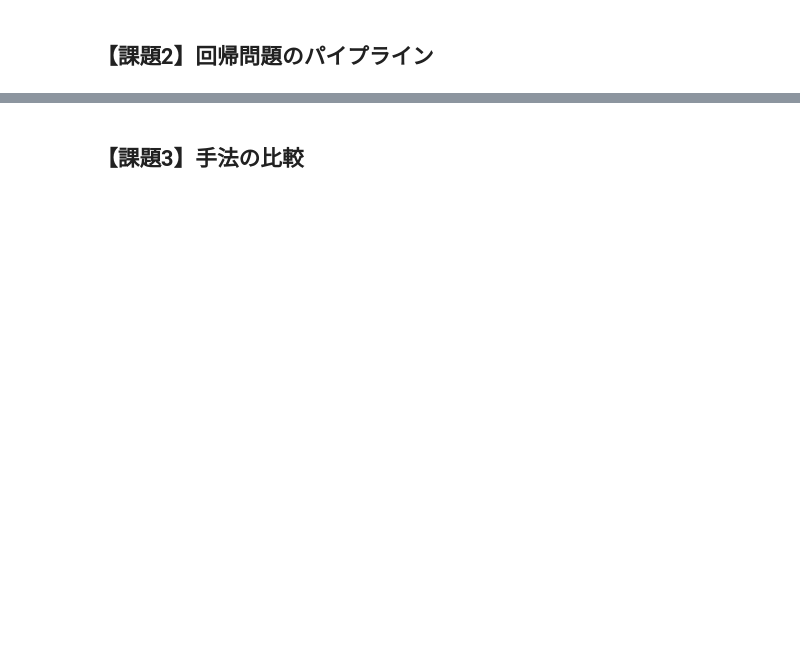
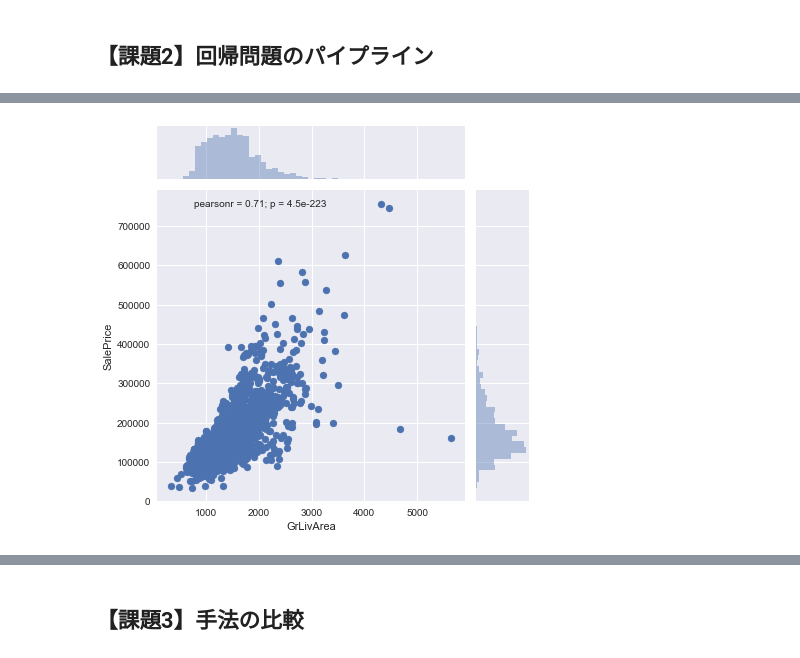
Before and after one commit to norotime/diveintocode-ml, a Jupyter notebook: week4/week4-work2.ipynb, the cells around one changed output, grey strips where cells are left out. Drawn from its saved outputs; the diff is of its cells as text; code cells hidden in the pictures; blank space fills up the shorter version.

```diff
--- a/week4/week4-work2.ipynb
+++ b/week4/week4-work2.ipynb
@@ -10,0 +78,5 @@
+# %%
+# 散布図
+ax = sns.jointplot(x="GrLivArea", y="SalePrice",  data=df_train)
+# %% [output]
+[figure, added]
```
Also changed, not shown: parts of 19 cells of this notebook.
